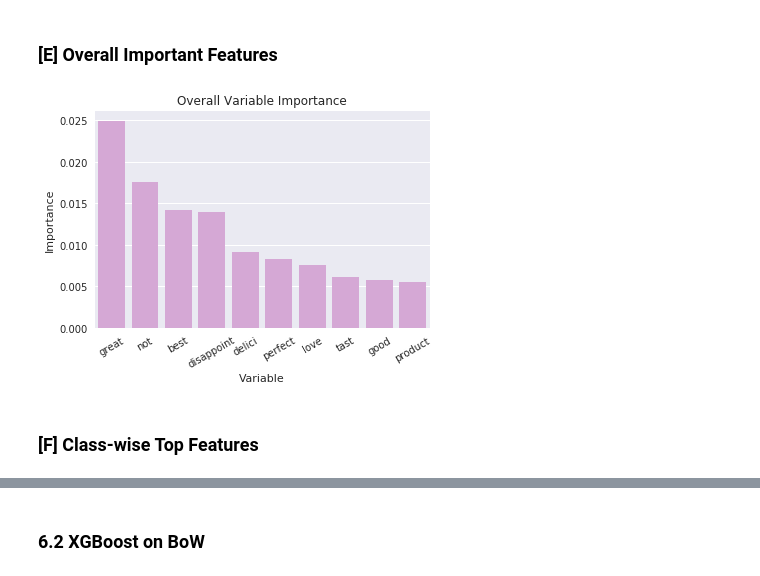
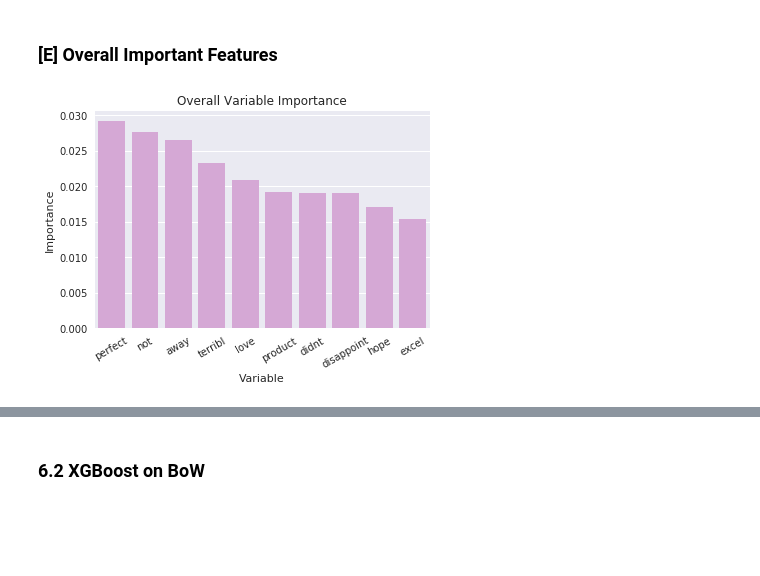
Before and after one commit to sradheya99/ML-Algorithms, a Jupyter notebook: 8.Random Forest/RF&GBDT_AZ.ipynb, the cells around one changed output, grey strips where cells are left out. Cells and saved outputs as stored; diff of their text form; code cells hidden in the pictures; blank space fills up the shorter version.

```diff
--- a/8.Random Forest/RF&GBDT_AZ.ipynb
+++ b/8.Random Forest/RF&GBDT_AZ.ipynb
@@ -340,7 +342,7 @@ def grid_search_cv(data_trn, score_trn, data_test, score_test):
 def top_features_overall(data, score, vectorizer, top_n, base):
 
     data = scale(data, with_mean=False)
-    clf = RandomForestClassifier(n_estimators=base, class_weight='balanced', n_jobs=-1)
+    clf = RandomForestClassifier(n_estimators=base, class_weight='balanced', n_jobs=-1, max_depth=10)
     clf.fit(data, score)
     imp_features = clf.feature_importances_
 
@@ -844,8 +811,6 @@ BoW_tree4.png
 ### [E] Overall Important Features
 # %%
 # printing overall top features(i.e words here)
-top_features_overall(final_counts_train, train_y, count_vect, 10, 8)
+top_features_overall(final_counts_train, train_y, count_vect, 10, 23)
 # %% [output]
-[figure, old version]
+[figure, new version]
-# %% [markdown]
-### [F] Class-wise Top Features
```
Also changed, not shown: parts of 30 cells of this notebook.
